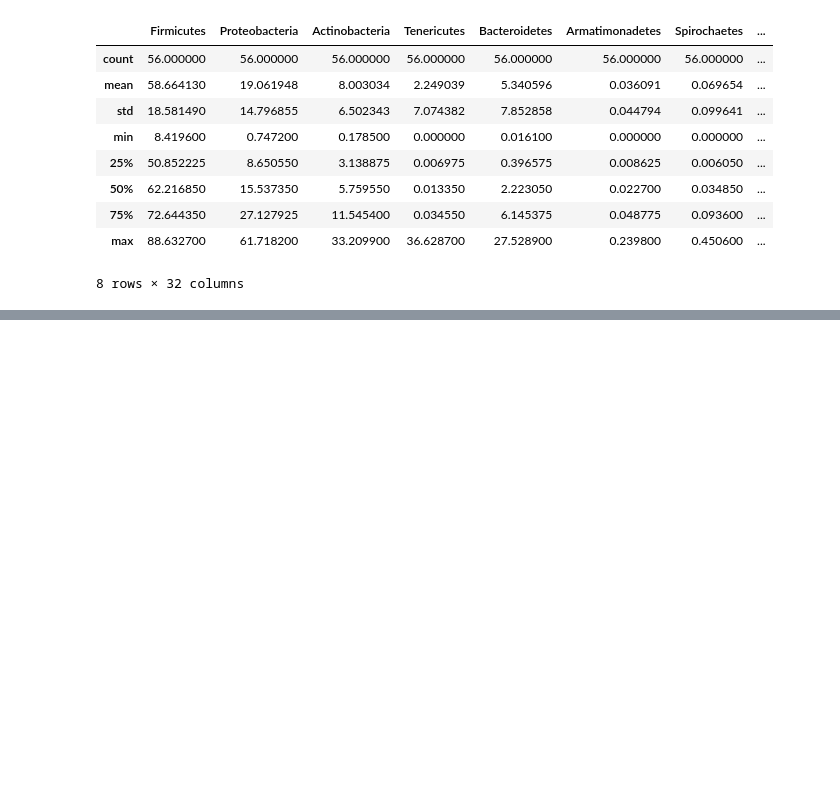
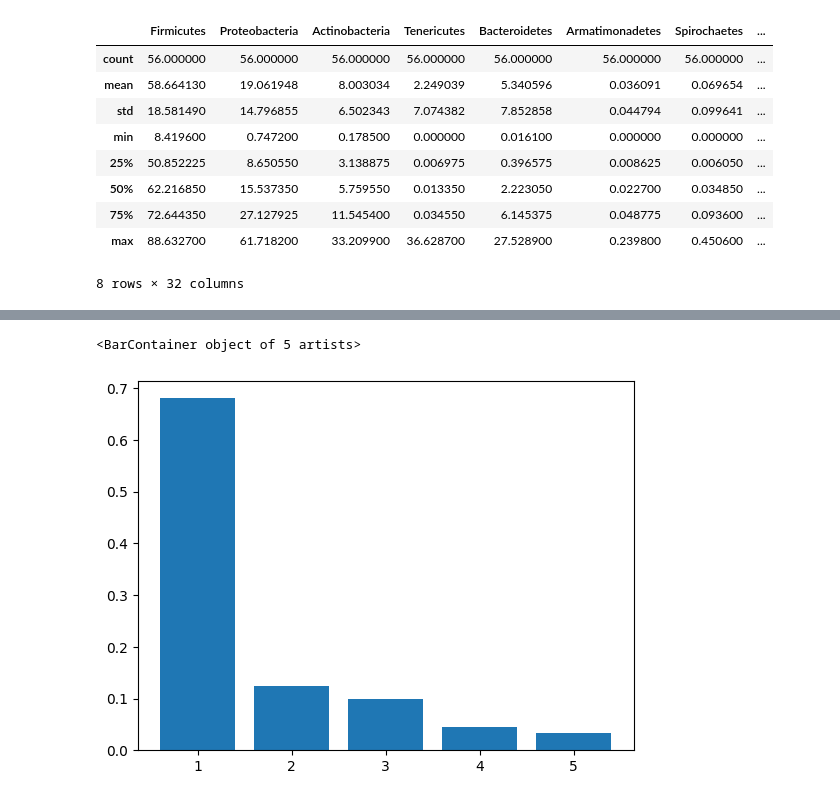
Before and after one commit to GGraziadei/HackathonMarato, a Jupyter notebook: preprocessing.ipynb, the cells around one changed output, grey strips where cells are left out. Drawn from its saved outputs; the diff is of its cells as text; code cells hidden in the pictures; blank space fills up the shorter version.

```diff
--- a/preprocessing.ipynb
+++ b/preprocessing.ipynb
@@ -110,0 +108,8 @@ print(accuracy_score(y, y_pred))
+# %%
+# plot the variance of first principal components
+pca.explained_variance_ratio_
+
+plt.bar(range(1, 6), pca.explained_variance_ratio_)
+# %% [output]
+<BarContainer object of 5 artists>
+[figure, added]
```
Also changed, not shown: parts of 10 cells of this notebook, 1 other file.
